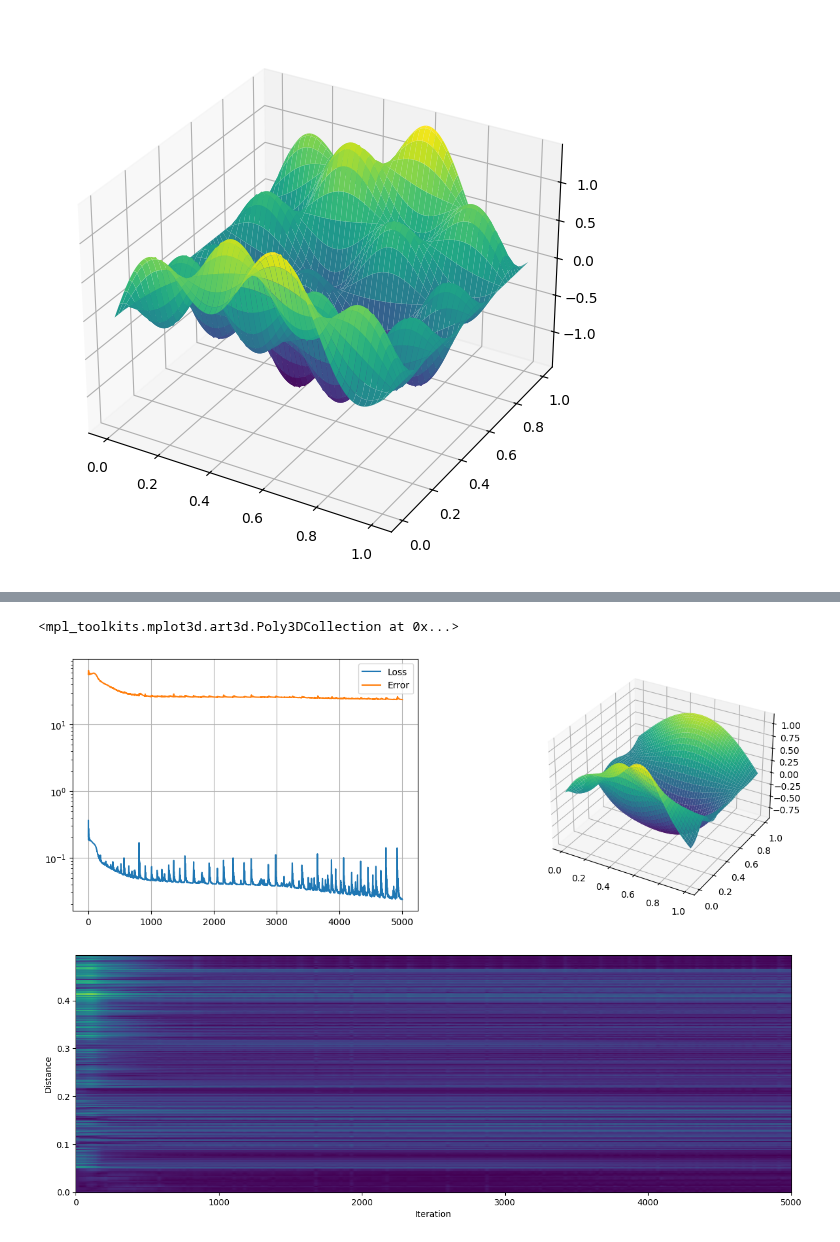
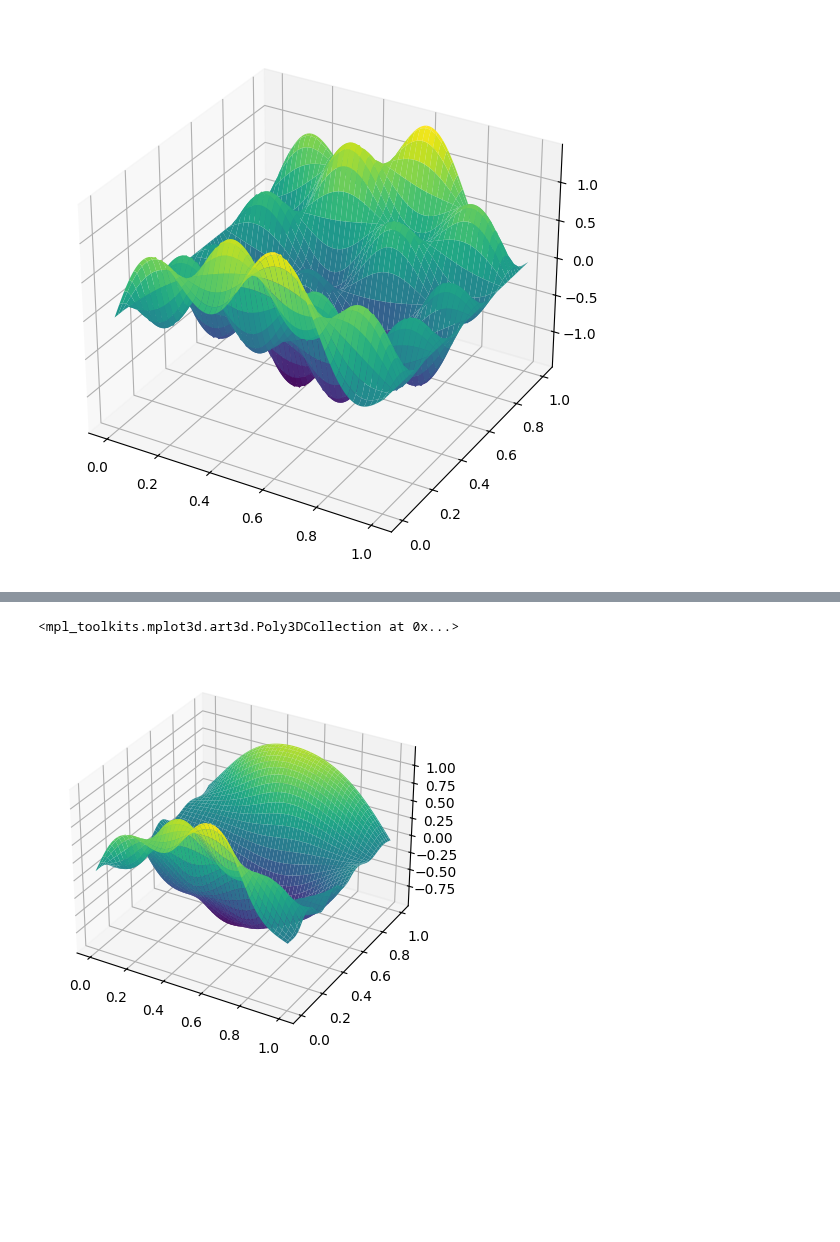
Before and after one commit to DaniilLaptev/pinns, a Jupyter notebook: experiments/information propagation/wave.ipynb, the cells around one changed output, grey strips where cells are left out. Cells and saved outputs as stored; diff of their text form; code cells hidden in the pictures; blank space fills up the shorter version.

```diff
--- a/experiments/information propagation/wave.ipynb
+++ b/experiments/information propagation/wave.ipynb
@@ -171,37 +176,15 @@ trainer.train(
 # %%
 test_pts, test_vals = test_sampler()
 test_pts = [
     test_pts[:,0].reshape(100, 100),
     test_pts[:,1].reshape(100, 100)
 ]
 
-fig = plt.figure(figsize=(15, 5))
-
-ax = fig.add_subplot(121)
-ax.plot(trainer.loss_history, label='Loss')
-ax.plot(range(0, trainer.iter + 1, 1), trainer.error_history, label='Error')
-ax.grid()
-ax.set_yscale('log')
-ax.legend()
+fig = plt.figure(figsize=(12, 5))
 
 preds = pinn.predict(test_sampler()[0]).detach().reshape(100, 100)
-ax = fig.add_subplot(122, projection='3d')
+ax = fig.add_subplot(111, projection='3d')
 ax.plot_surface(test_pts[1], test_pts[0], preds, cmap='viridis')
 # %% [output]
 <mpl_toolkits.mplot3d.art3d.Poly3DCollection at 0x...>
-[figure, old version]
+[figure, new version]
-# %%
-fig = plt.figure(figsize=(15, 5))
-
-stacked_errors = torch.vstack([
-    dists, *errors
-]).T.numpy()
-sorted_errors = stacked_errors[stacked_errors[:, 0].argsort()]
-
-plt.imshow(sorted_errors[:,1:], aspect='auto', origin='lower', extent=[0, trainer.iter, 0, dists.max()])
-
-plt.xlabel('Iteration')
-plt.ylabel('Distance')
-plt.show()
-# %% [output]
-[figure, removed]
```
Also changed, not shown: parts of 7 cells of this notebook, 15 other files.
